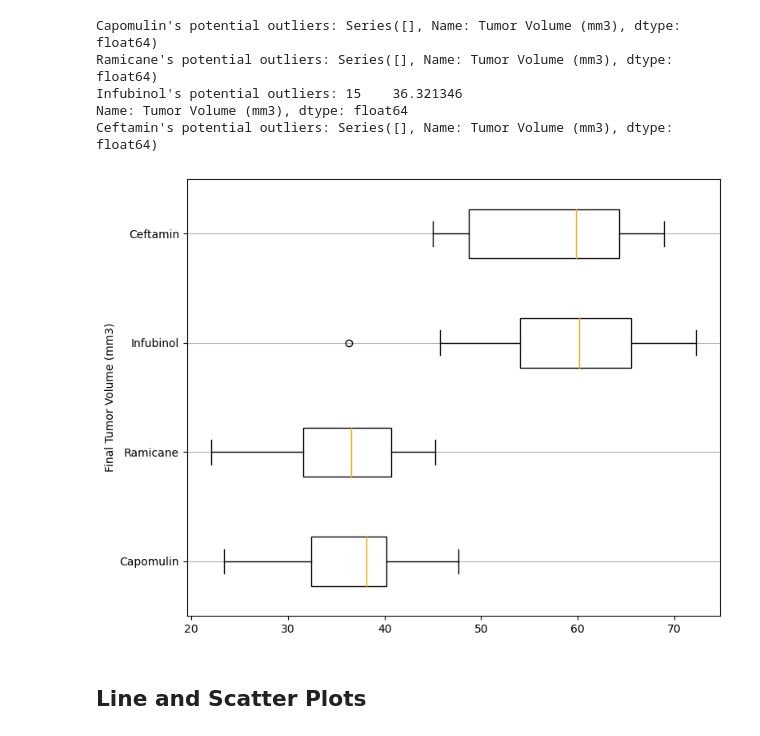
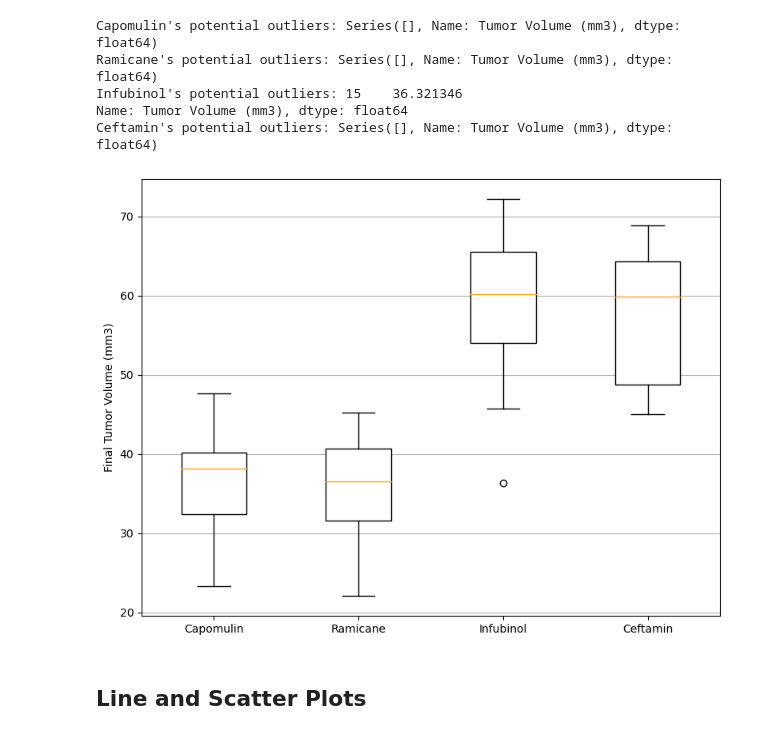
Before and after one commit to pannann/Module-5-Challenge, a Jupyter notebook: Pymaceuticals/pymaceuticals_starter.ipynb, the cells around one changed output. Saved outputs shown, nothing was run; the diff lists cells and outputs as text; code cells hidden in the pictures.

```diff
--- a/Pymaceuticals/pymaceuticals_starter.ipynb
+++ b/Pymaceuticals/pymaceuticals_starter.ipynb
@@ -263,27 +263,27 @@ Ceftamin's potential outliers: Series([], Name: Tumor Volume (mm3), dtype: float
 # %%
 data_to_plot = []
 
 # Loop through each treatment regimen and extract the tumor volume data
 for regimen in treatment_regimens:
     regimen_data = final_tumor_volume_data[final_tumor_volume_data['Drug Regimen'] == regimen]['Tumor Volume (mm3)']
     data_to_plot.append(regimen_data)
 
 plt.figure(figsize=(8, 6))
-box = plt.boxplot(data_to_plot, labels=treatment_regimens, vert=False, patch_artist=True, medianprops={'color': 'orange'})
+box = plt.boxplot(data_to_plot, labels=treatment_regimens, vert= True, patch_artist=True, medianprops={'color': 'orange'})
 
 
 # Customize the plot
 plt.ylabel('Final Tumor Volume (mm3)')
 plt.grid(axis='y')
 for patch in box['boxes']:
     patch.set_facecolor('white')
 
 
 # Show the plot
 plt.tight_layout()
 plt.show()
 # %% [output]
-[figure, old version]
+[figure, new version]
 # %% [markdown]
 ## Line and Scatter Plots
 # %%
```
